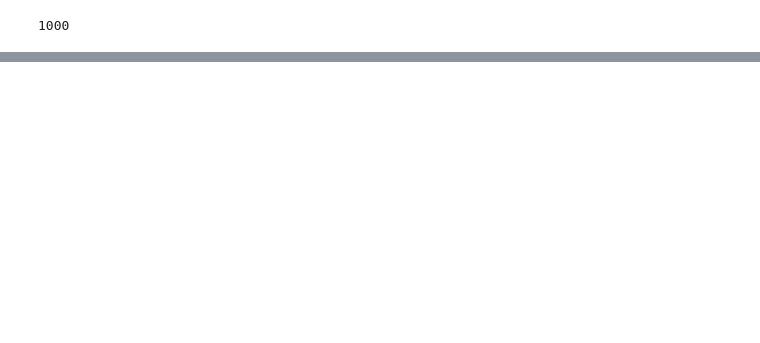
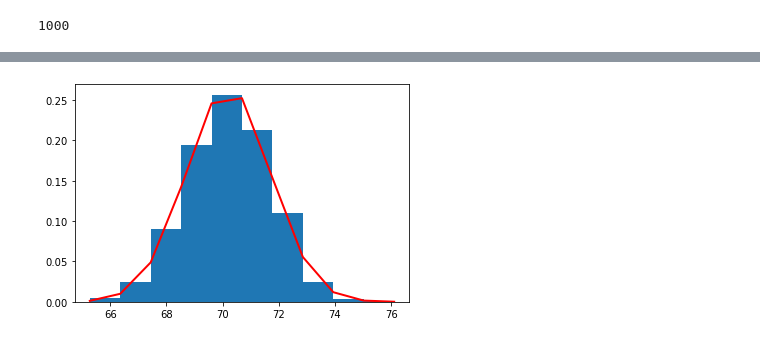
Before and after one commit to AndyWalker81/ProgrammingForDataAnalysis_Project, a Jupyter notebook: Programming_Project.ipynb, the cells around one changed output, grey strips where cells are left out. Drawn from its saved outputs; the diff is of its cells as text; code cells hidden in the pictures; blank space fills up the shorter version.

```diff
--- a/Programming_Project.ipynb
+++ b/Programming_Project.ipynb
@@ -240,0 +192,16 @@ plt.show()
+# %%
+mu, sigma = 70.2, 1.5
+
+zz = np.random.default_rng().normal(mu, sigma, 1000)
+
+count, bins, ignored = plt.hist(zz, 10, density=True)
+
+plt.plot(bins, 1/(sigma * np.sqrt(2 * np.pi)) *
+
+               np.exp( - (bins - mu)**2 / (2 * sigma**2) ),
+
+         linewidth=2, color='r')
+
+plt.show()
+# %% [output]
+[figure, added]
```
Also changed, not shown: parts of 21 cells of this notebook, 17 other files.
